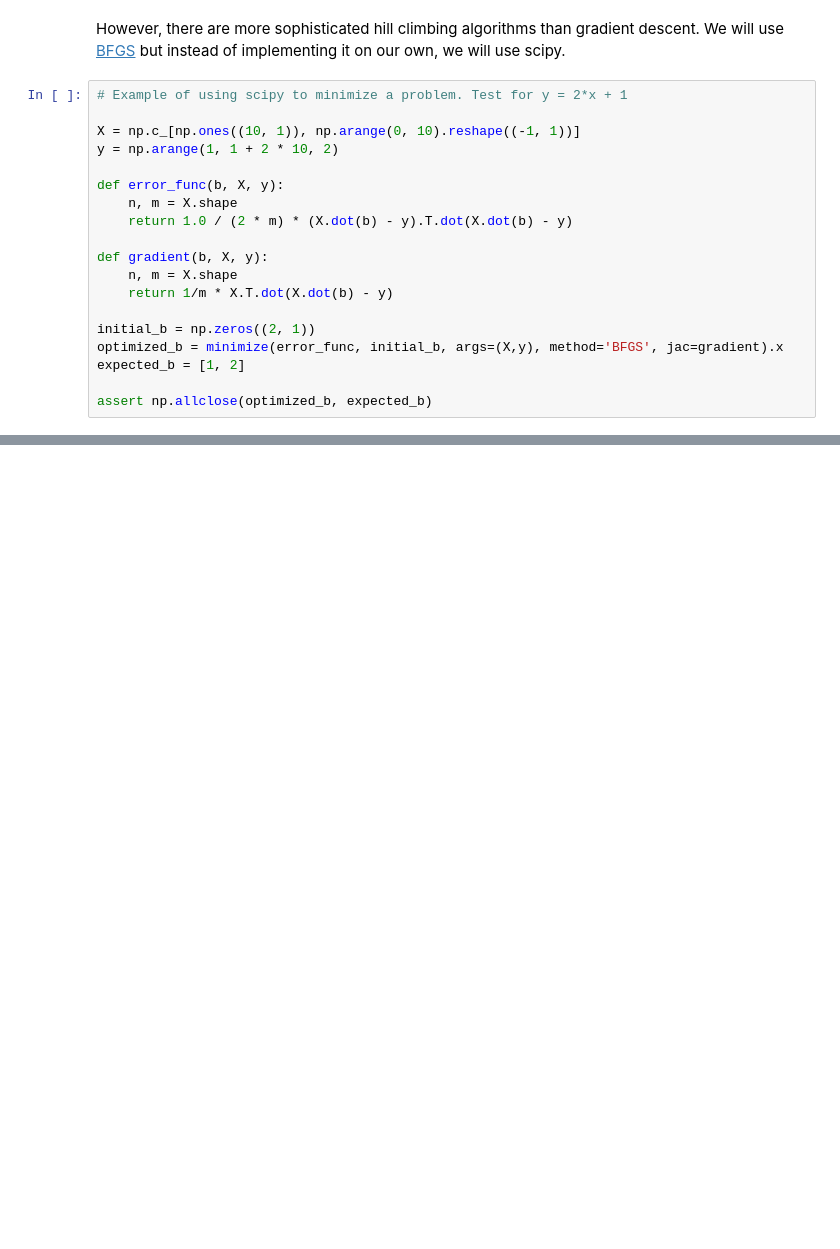
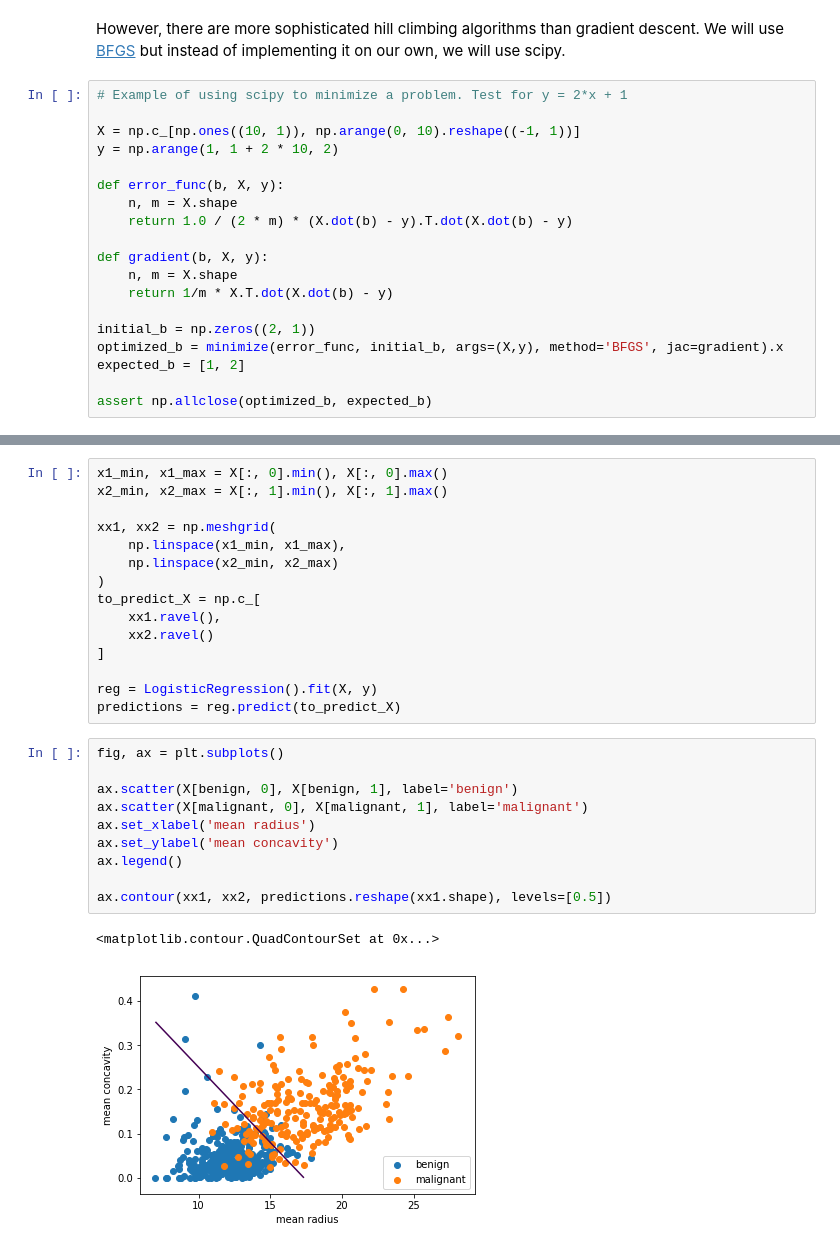
Before and after one commit to mbajer42/intro-python-ml, a Jupyter notebook: logistic-regression.ipynb, the cells around one changed output, grey strips where cells are left out. Cells and saved outputs as stored; diff of their text form; blank space fills up the shorter version.

```diff
--- a/logistic-regression.ipynb
+++ b/logistic-regression.ipynb
@@ -164,0 +237,28 @@ assert np.allclose(optimized_b, expected_b)
+# %%
+x1_min, x1_max = X[:, 0].min(), X[:, 0].max()
+x2_min, x2_max = X[:, 1].min(), X[:, 1].max()
+
+xx1, xx2 = np.meshgrid(
+    np.linspace(x1_min, x1_max),
+    np.linspace(x2_min, x2_max)
+)
+to_predict_X = np.c_[
+    xx1.ravel(),
+    xx2.ravel()
+]
+
+reg = LogisticRegression().fit(X, y)
+predictions = reg.predict(to_predict_X)
+# %%
+fig, ax = plt.subplots()
+
+ax.scatter(X[benign, 0], X[benign, 1], label='benign')
+ax.scatter(X[malignant, 0], X[malignant, 1], label='malignant')
+ax.set_xlabel('mean radius')
+ax.set_ylabel('mean concavity')
+ax.legend()
+
+ax.contour(xx1, xx2, predictions.reshape(xx1.shape), levels=[0.5])
+# %% [output]
+<matplotlib.contour.QuadContourSet at 0x...>
+[figure, added]
```
Also changed, not shown: parts of 5 cells of this notebook.
